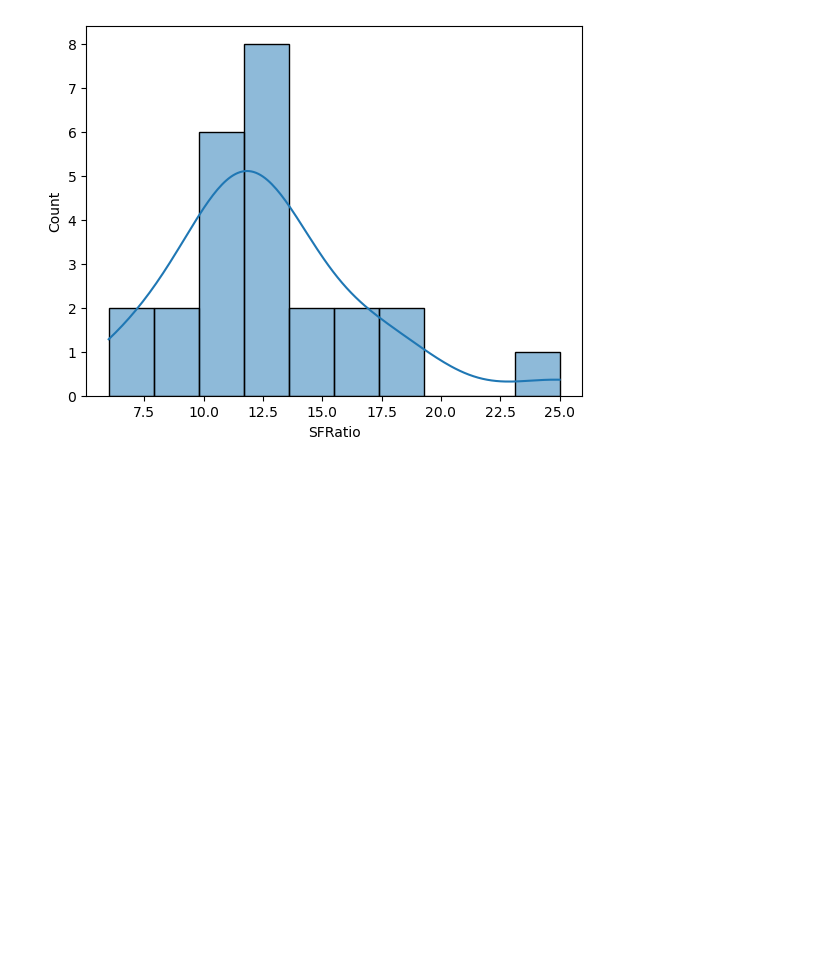
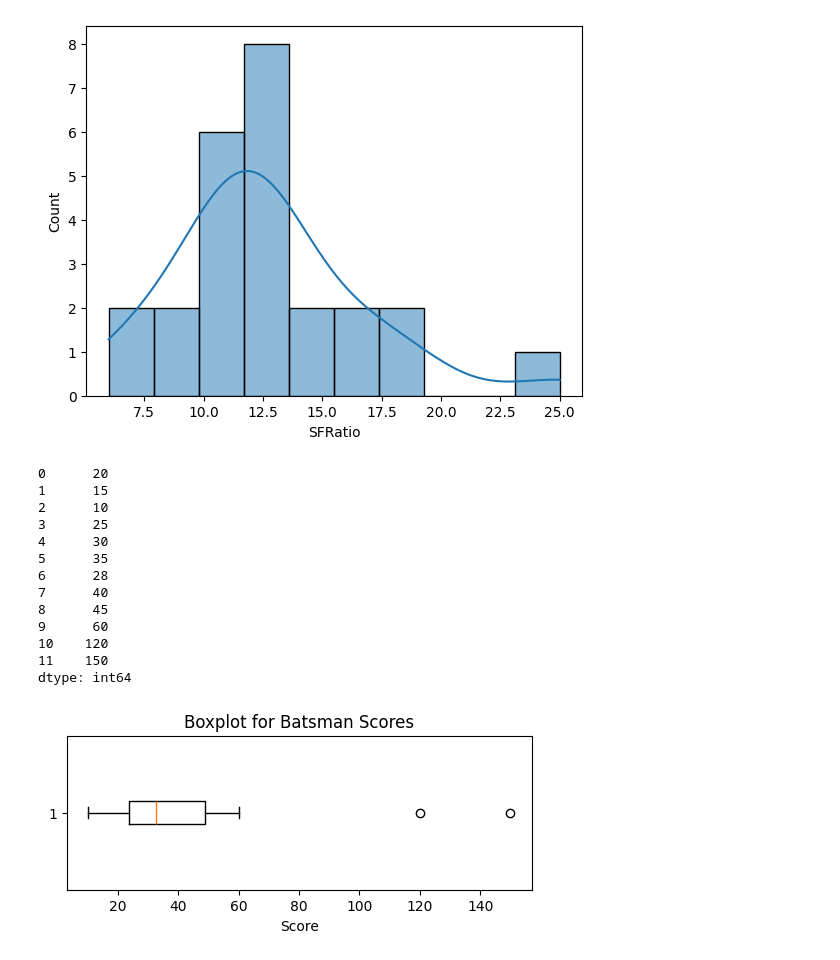
Before and after one commit to Saitejaa5/ADpractice, a Jupyter notebook: Descriptive_Statistics.ipynb, the cells around one changed output. Drawn from its saved outputs; the diff is of its cells as text; code cells hidden in the pictures; blank space fills up the shorter version.

```diff
--- a/Descriptive_Statistics.ipynb
+++ b/Descriptive_Statistics.ipynb
@@ -72,3 +78,37 @@ sns.histplot(df1['SFRatio'] , kde = True)
 # %% [output]
 <Axes: xlabel='SFRatio', ylabel='Count'>
 [figure]
+# %%
+import pandas as pd
+import matplotlib.pyplot as plt
+
+
+s2 = [20, 15, 10, 25, 30, 35, 28, 40, 45, 60, 120, 150]
+
+
+scores2 = pd.Series(s2)
+
+
+print(scores2)
+
+
+plt.figure(figsize=(6, 2))
+plt.title("Boxplot for Batsman Scores")
+plt.xlabel("Score")
+plt.boxplot(scores2, vert=False)
+plt.show()
+# %% [output]
+0      20
+1      15
+2      10
+3      25
+4      30
+5      35
+6      28
+7      40
+8      45
+9      60
+10    120
+11    150
+dtype: int64
+[figure, added]
```
Also changed, not shown: parts of 5 cells of this notebook.
